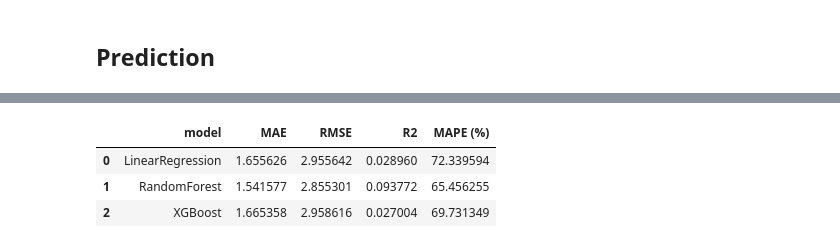
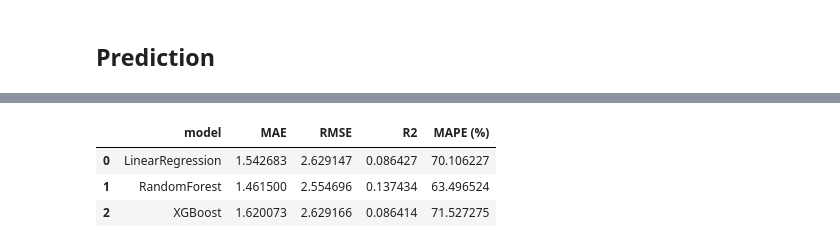
Before and after one commit to RayBasilio123/Flotation, a Jupyter notebook: flotation_prediction/playground.ipynb, the cells around one changed output, grey strips where cells are left out. Saved outputs shown, nothing was run; the diff lists cells and outputs as text; code cells hidden in the pictures.

```diff
--- a/flotation_prediction/playground.ipynb
+++ b/flotation_prediction/playground.ipynb
@@ -11,8 +11,8 @@ df = pd.read_csv(r'C:\Users\rcpsi\OneDrive\Documents\langchain\Flotation\dados\F
 # %%
 df = parse_time(df)
 df = remove_missing(df)
-df = filter_by_ph(df)
-df = filter_by_flow(df)
+df = filter_by_ph(df, threshold=6)
+#df = filter_by_flow(df)
 df_clean = drop_consecutive_duplicates_tolerance(df)
 
 #df_clean = add_time_features(df_clean)
@@ -96,11 +139,11 @@ df_clean.drop(columns=drops, inplace=True)
 # %%
-res = evaluate_models(df_clean, features, target=target[0])
+res = evaluate_models(df_clean, features, target=target[0], show_residuals=False)
 res
 # %% [output]
 |  | model | MAE | RMSE | R2 | MAPE (%) |
-| 0 | LinearRegression | 1.655626 | 2.955642 | 0.028960 | 72.339594 |
-| 1 | RandomForest | 1.541577 | 2.855301 | 0.093772 | 65.456255 |
-| 2 | XGBoost | 1.665358 | 2.958616 | 0.027004 | 69.731349 |
+| 0 | LinearRegression | 1.542683 | 2.629147 | 0.086427 | 70.106227 |
+| 1 | RandomForest | 1.461500 | 2.554696 | 0.137434 | 63.496524 |
+| 2 | XGBoost | 1.620073 | 2.629166 | 0.086414 | 71.527275 |
 # %%
 #res_weights = evaluate_models_weights(df_clean, features, target=target[0])
 #res_weights
```
Also changed, not shown: parts of 12 cells of this notebook, 7 other files.
